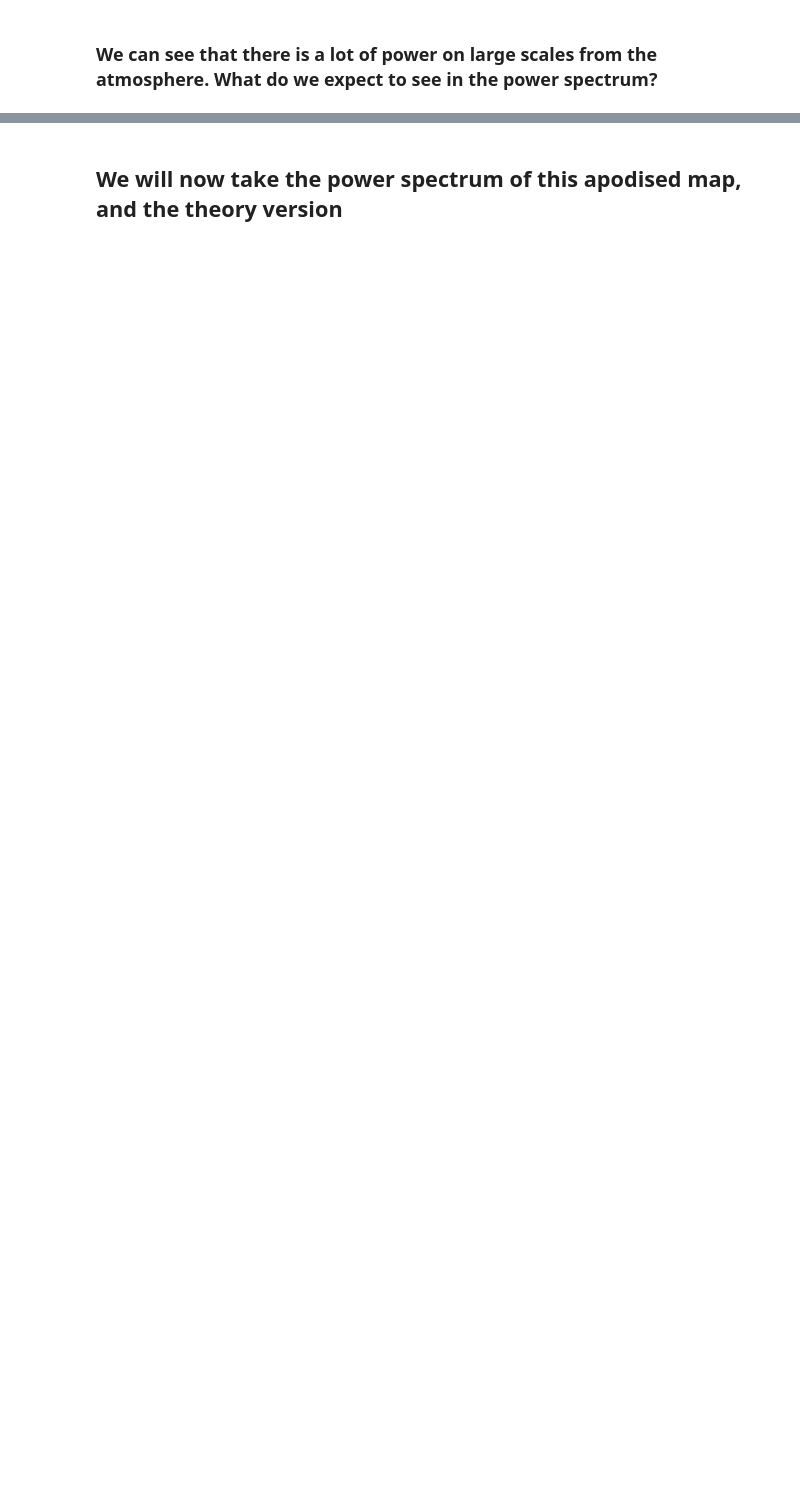
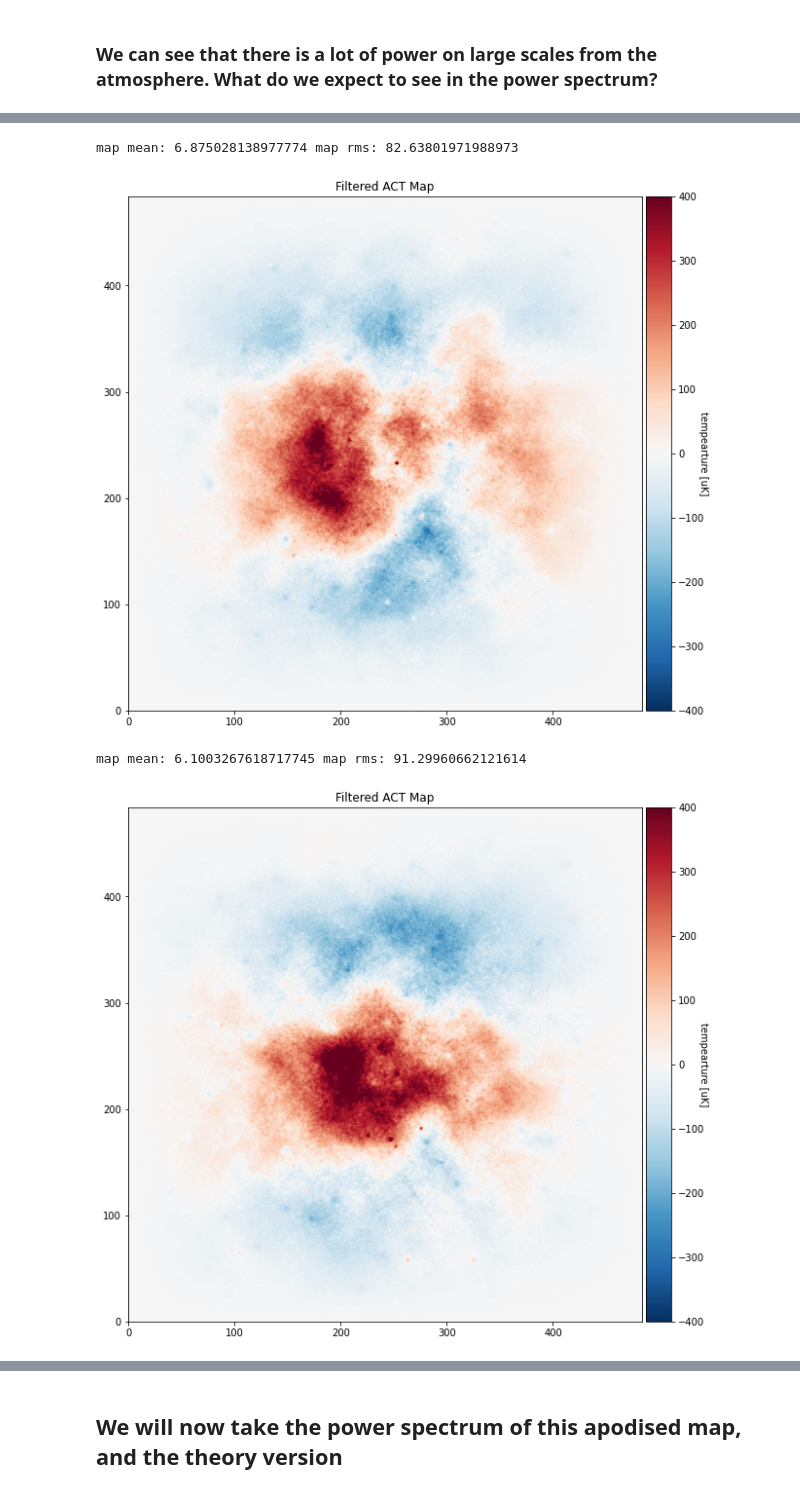
Before and after one commit to DEboy2007/CMBPaper, a Jupyter notebook: CMBSummerSchool/CMB_School_Part_06.ipynb, the cells around one changed output, grey strips where cells are left out. Drawn from its saved outputs; the diff is of its cells as text; code cells hidden in the pictures; blank space fills up the shorter version.

```diff
--- a/CMBSummerSchool/CMB_School_Part_06.ipynb
+++ b/CMBSummerSchool/CMB_School_Part_06.ipynb
@@ -115,0 +136,14 @@ map mean: -5.642425604548202 map rms: 57.176000808147315
+# %%
+# Do the same for the other map patches
+for i in range(len(apodized_maps)):
+    total_map = apodized_maps[i] + PSMap + SZMap
+    CMB_T_convolved =convolve_map_with_gaussian_beam(N,pix_size,beam_size_fwhp,total_map)
+    Noise = make_noise_map(N,pix_size,white_noise_level,atmospheric_noise_level,one_over_f_noise_level)
+    total_map_plus_noise = CMB_T_convolved + Noise
+    appodized_theory_map = window * total_map_plus_noise
+    p=Plot_CMB_Map(appodized_theory_map,c_min,c_max,N, N, "Filtered ACT Map")
+# %% [output]
+map mean: 6.875028138977774 map rms: 82.63801971988973
+[figure, added]
+map mean: 6.1003267618717745 map rms: 91.29960662121614
+[figure, added]
```
Also changed, not shown: parts of 7 cells of this notebook, 1 other file.
